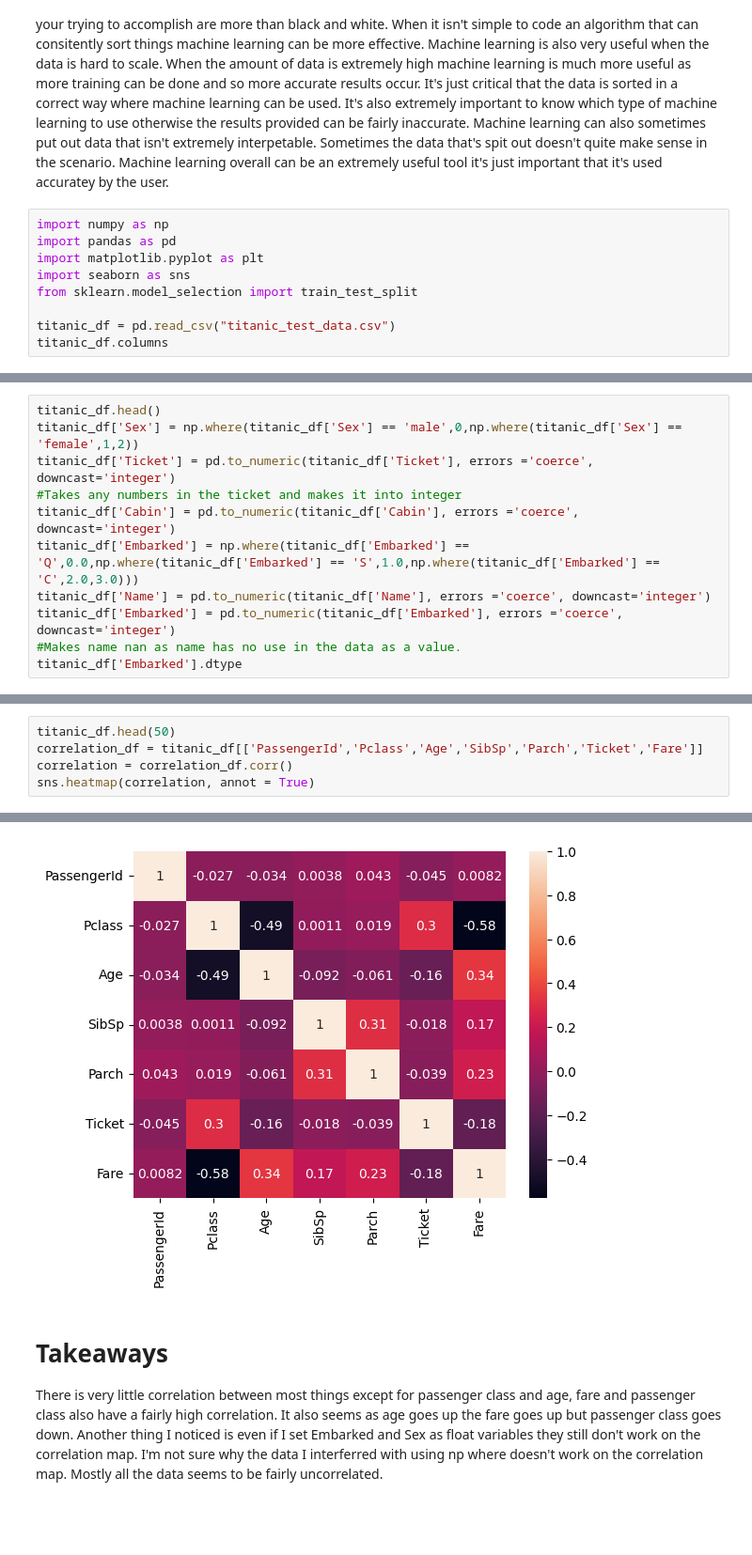
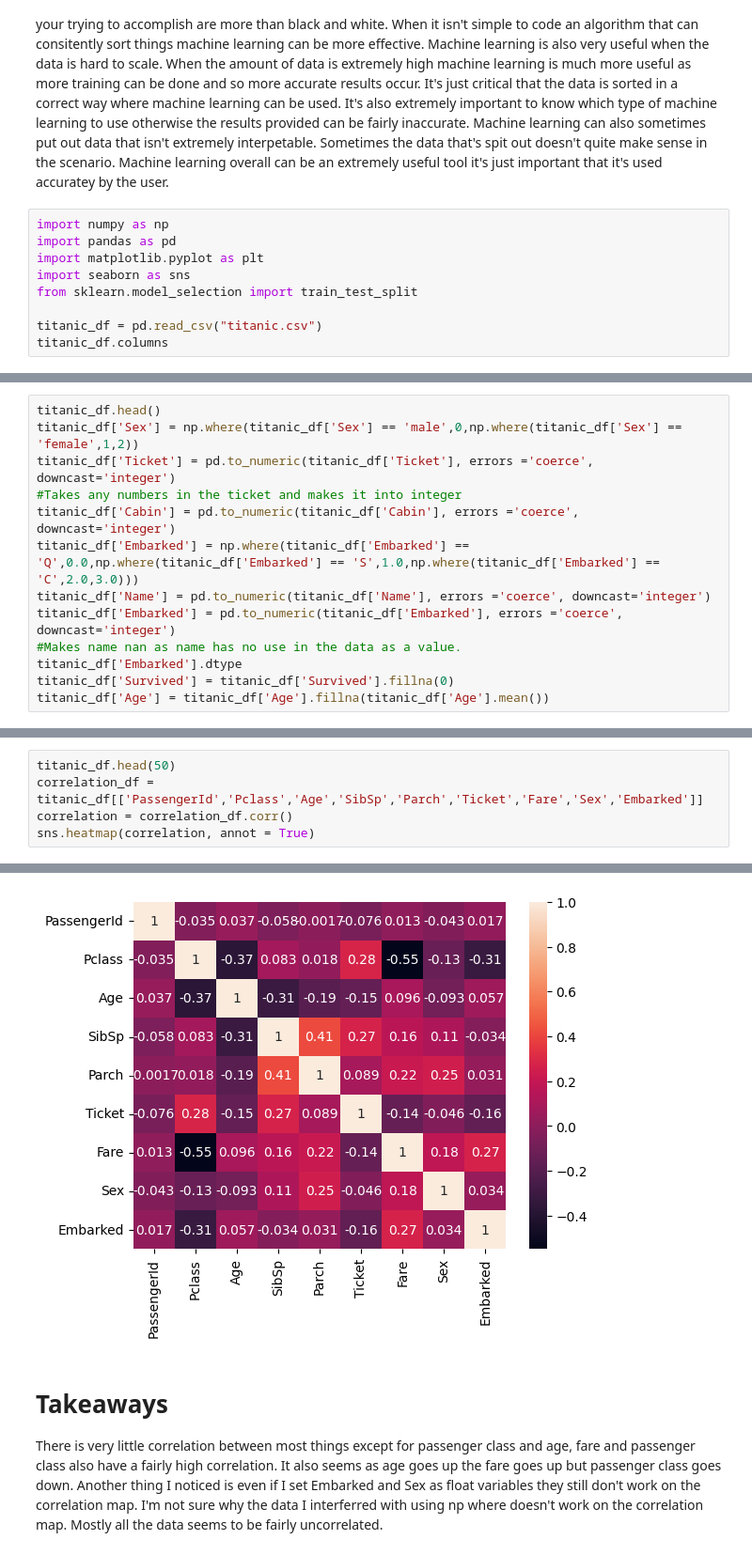
Before and after one commit to GavinlEdwards/Compsci_1070, a Jupyter notebook: assignment5.ipynb, the cells around one changed output, grey strips where cells are left out. Shown at 94% size. Cells and saved outputs as stored; diff of their text form; blank space fills up the shorter version.

```diff
--- a/assignment5.ipynb
+++ b/assignment5.ipynb
@@ -8,6 +8,6 @@ import matplotlib.pyplot as plt
 import seaborn as sns
 from sklearn.model_selection import train_test_split
 
-titanic_df = pd.read_csv("titanic_test_data.csv")
+titanic_df = pd.read_csv("titanic.csv")
 titanic_df.columns
 # %% [output]
@@ -25,3 +25,5 @@ titanic_df['Name'] = pd.to_numeric(titanic_df['Name'], errors ='coerce', downcas
 titanic_df['Embarked'] = pd.to_numeric(titanic_df['Embarked'], errors ='coerce', downcast='integer')
 #Makes name nan as name has no use in the data as a value.
 titanic_df['Embarked'].dtype
+titanic_df['Survived'] = titanic_df['Survived'].fillna(0)
+titanic_df['Age'] = titanic_df['Age'].fillna(titanic_df['Age'].mean())
@@ -30,11 +39,11 @@ dtype('int8')
 # %%
 titanic_df.head(50)
-correlation_df = titanic_df[['PassengerId','Pclass','Age','SibSp','Parch','Ticket','Fare']]
+correlation_df = titanic_df[['PassengerId','Pclass','Age','SibSp','Parch','Ticket','Fare','Sex','Embarked']]
 correlation = correlation_df.corr()
 sns.heatmap(correlation, annot = True)
 # %% [output]
 <Axes: >
-[figure, old version]
+[figure, new version]
 # %% [markdown]
 # Takeaways
 There is very little correlation between most things except for passenger class and age, fare and passenger class also have a fairly high correlation. It also seems as age goes up the fare goes up but passenger class goes down. Another thing I noticed is even if I set Embarked and Sex as float variables they still don't work on the correlation map. I'm not sure why the data I interferred with using np where doesn't work on the correlation map. Mostly all the data seems to be fairly uncorrelated.
```
Also changed, not shown: parts of 9 cells of this notebook, 3 other files.
